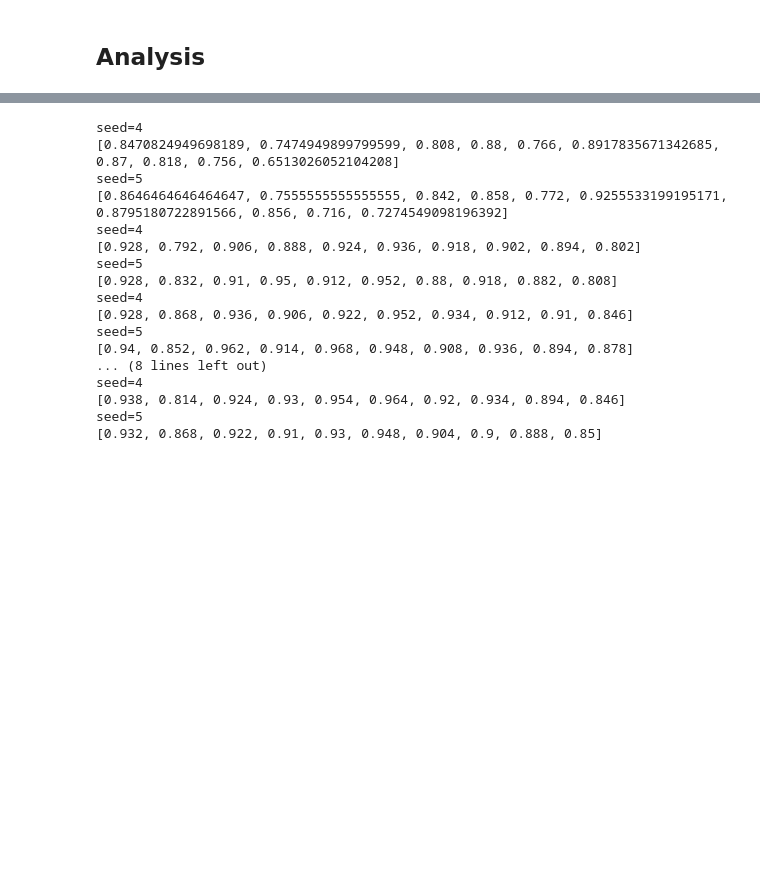
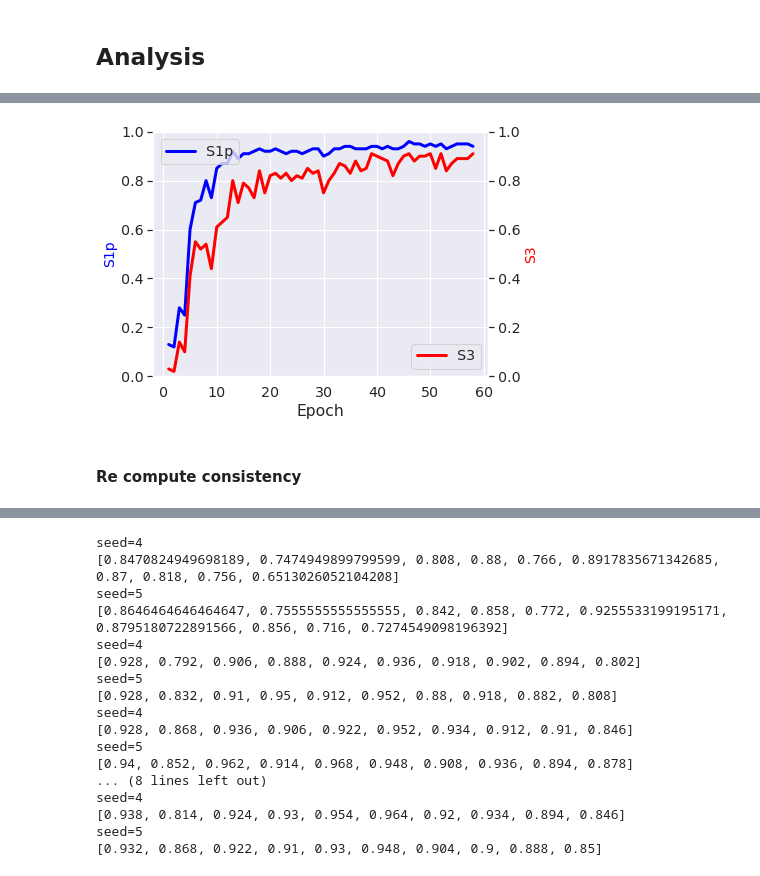
Before and after one commit to itay1itzhak/globality, a Jupyter notebook: Global Attention Metric.ipynb, the cells around one changed output, grey strips where cells are left out. Cells and saved outputs as stored; diff of their text form; code cells hidden in the pictures; blank space fills up the shorter version.

Commit message:
added globality

```diff
--- a/Global Attention Metric.ipynb
+++ b/Global Attention Metric.ipynb
@@ -493,0 +230,9 @@ def calc_percentage_of_attn_head_type(attn_mat, LENGTH, with_eos, weight_thresho
+# %%
+analysis_all_models_results = analysis_all_models_results[analysis_all_models_results['Training Type'].isin(['Zero-Out With EOS','Zero-Out Without EOS'])]
+
+#y = df[df['A'] in list_of_values]
+res_zero_out = analysis_all_models_results.groupby(['Training Type'])
+#res_zero_out = res_zero_out[['S1p S2','S3 S2','Baseline S1 S2']]
+res_zero_out = res_zero_out[['Baseline S1 S2']]
+#res_zero_out = res_zero_out[['first_consistency_score','second_consistency_score']]
+res_zero_out.mean().round(2)
@@ -1056,0 +284,29 @@ NameError: name 'temp_all_models_final_results' is not defined
+# %%
+df_res_temp = analysis_all_models_results.copy()
+
+df_res_temp = df_res_temp[(df_res_temp['eval_type']=='s1_s2')]
+
+#df_res_temp = recompute_consistency(df_res_temp, type_of_compute='None to False')
+df_res_temp = recompute_consistency(df_res_temp, type_of_compute='ignore None')
+
+
+#df_res_temp = df_res_temp[['cp','trained_data_type','text_type','conj_type','eval_type', 'trained_data_size','template','first_consistency_score','second_consistency_score','model_bleu']]
+df_res_temp = df_res_temp[['trained_data_type','text_type','conj_type','eval_type', 'trained_data_size','template','first_consistency_score','second_consistency_score','model_bleu']]
+df_res_temp['first_consistency_score'] = df_res_temp['first_consistency_score'].apply(lambda x: float(x))
+df_res_temp['second_consistency_score'] = df_res_temp['second_consistency_score'].apply(lambda x: float(x))
+df_res_temp['model_bleu'] = df_res_temp['model_bleu'].apply(lambda x: float(x[0]))
+#res_xd = df_res_temp.groupby(['text_type', 'trained_data_size', 'conj_type', 'eval_type','model_globality_scores','model_distance_weighted_median']).mean().round(3)
+df_res_temp = df_res_temp.replace('remove_eos_not_permuted', 'Baseline Without EOS')
+df_res_temp = df_res_temp.replace('not_permuted', 'Baseline With EOS')
+df_res_temp = df_res_temp.replace('ahd_0_1_remove_eos', 'Attention Head Dropout (0.1) Without EOS')
+df_res_temp = df_res_temp.replace('ahd_0_3_remove_eos', 'Attention Head Dropout (0.3) Without EOS')
+df_res_temp = df_res_temp.rename(
+    columns={
+        'first_consistency_score': 'S1p S2',
+        'second_consistency_score': 'S3 S2',
+        'org_consistency_score': 'Baseline S1 S2',
+        'model_bleu': 'BLEU'
+    })
+#res_xd = df_res_temp.groupby(['cp','trained_data_type','text_type', 'trained_data_size']).mean().round(2)
+res_xd = df_res_temp.groupby(['text_type', 'trained_data_size','trained_data_type']).describe().round(2)
+res_xd = res_xd[[('S1p S2',  'mean'),('S1p S2',  'std'),('S3 S2',  'mean'),('S3 S2',  'std'),('BLEU',  'mean'),('BLEU',  'std')]]
@@ -1056,0 +329,7 @@ NameError: name 'temp_all_models_final_results' is not defined
+# %%
+
+plot_along_checkpoints(res_xd['S1p S2'].values,res_xd['S3 S2'].values,[i for i in range(1,59)],'S1p','S3',(0.0,1.0),(0.0,1.0))
+# %% [output]
+[figure, added]
+# %% [markdown]
+#### Re compute consistency
```
Also changed, not shown: parts of 111 cells of this notebook, 13 other files.
